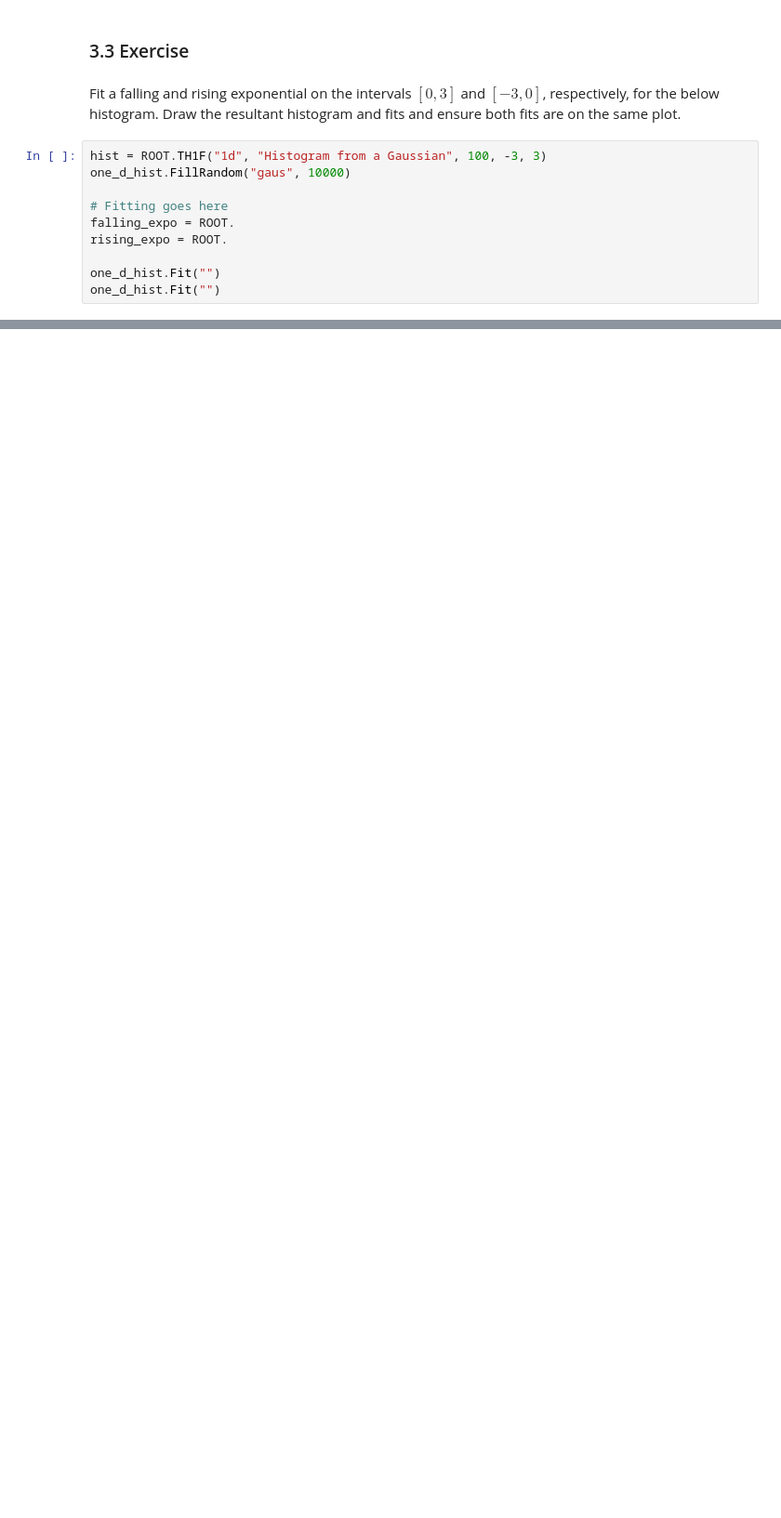
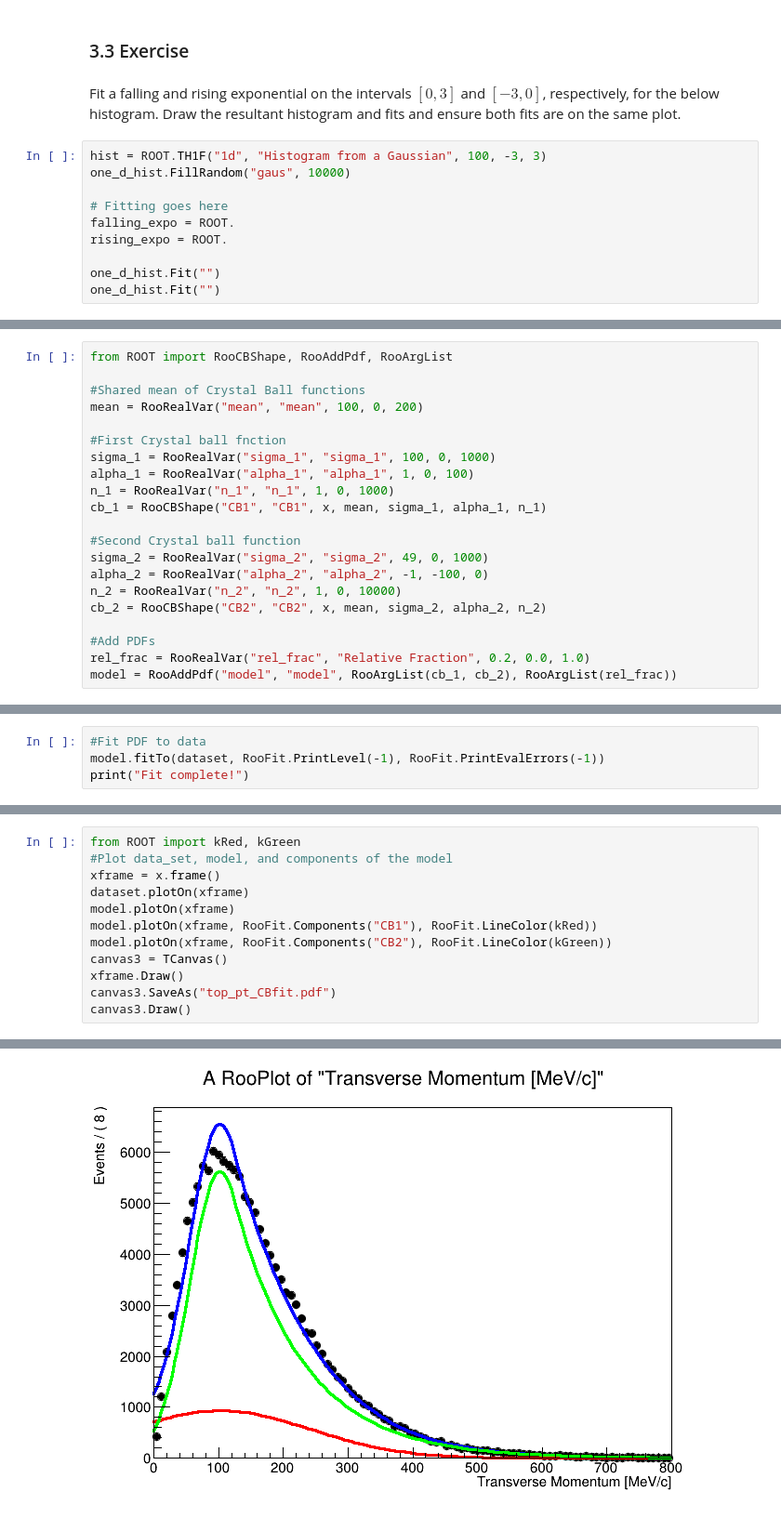
Before and after one commit to AWildridge/HiggsBosonClass, a Jupyter notebook: notebooks/python/Lab 2 Introduction to Curve Fitting.ipynb, the cells around one changed output, grey strips where cells are left out. Shown: that part at 93% size. Drawn from its saved outputs; the diff is of its cells as text; blank space fills up the shorter version.

```diff
--- a/notebooks/python/Lab 2 Introduction to Curve Fitting.ipynb
+++ b/notebooks/python/Lab 2 Introduction to Curve Fitting.ipynb
@@ -172,0 +222,21 @@ one_d_hist.Fit("")
+# %%
+from ROOT import RooCBShape, RooAddPdf, RooArgList
+
+#Shared mean of Crystal Ball functions
+mean = RooRealVar("mean", "mean", 100, 0, 200)
+
+#First Crystal ball fnction
+sigma_1 = RooRealVar("sigma_1", "sigma_1", 100, 0, 1000)
+alpha_1 = RooRealVar("alpha_1", "alpha_1", 1, 0, 100)
+n_1 = RooRealVar("n_1", "n_1", 1, 0, 1000)
+cb_1 = RooCBShape("CB1", "CB1", x, mean, sigma_1, alpha_1, n_1)
+
+#Second Crystal ball function
+sigma_2 = RooRealVar("sigma_2", "sigma_2", 49, 0, 1000)
+alpha_2 = RooRealVar("alpha_2", "alpha_2", -1, -100, 0)
+n_2 = RooRealVar("n_2", "n_2", 1, 0, 10000)
+cb_2 = RooCBShape("CB2", "CB2", x, mean, sigma_2, alpha_2, n_2)
+
+#Add PDFs
+rel_frac = RooRealVar("rel_frac", "Relative Fraction", 0.2, 0.0, 1.0)
+model = RooAddPdf("model", "model", RooArgList(cb_1, cb_2), RooArgList(rel_frac))
@@ -172,0 +249,4 @@ one_d_hist.Fit("")
+# %%
+#Fit PDF to data
+model.fitTo(dataset, RooFit.PrintLevel(-1), RooFit.PrintEvalErrors(-1))
+print("Fit complete!")
@@ -172,0 +260,13 @@ one_d_hist.Fit("")
+# %%
+from ROOT import kRed, kGreen
+#Plot data_set, model, and components of the model
+xframe = x.frame()
+dataset.plotOn(xframe)
+model.plotOn(xframe)
+model.plotOn(xframe, RooFit.Components("CB1"), RooFit.LineColor(kRed))
+model.plotOn(xframe, RooFit.Components("CB2"), RooFit.LineColor(kGreen))
+canvas3 = TCanvas()
+xframe.Draw()
+canvas3.SaveAs("top_pt_CBfit.pdf")
+canvas3.Draw()
+# %% [output]
@@ -172,0 +278 @@ one_d_hist.Fit("")
+[figure, added]
```
Also changed, not shown: parts of 21 cells of this notebook.
